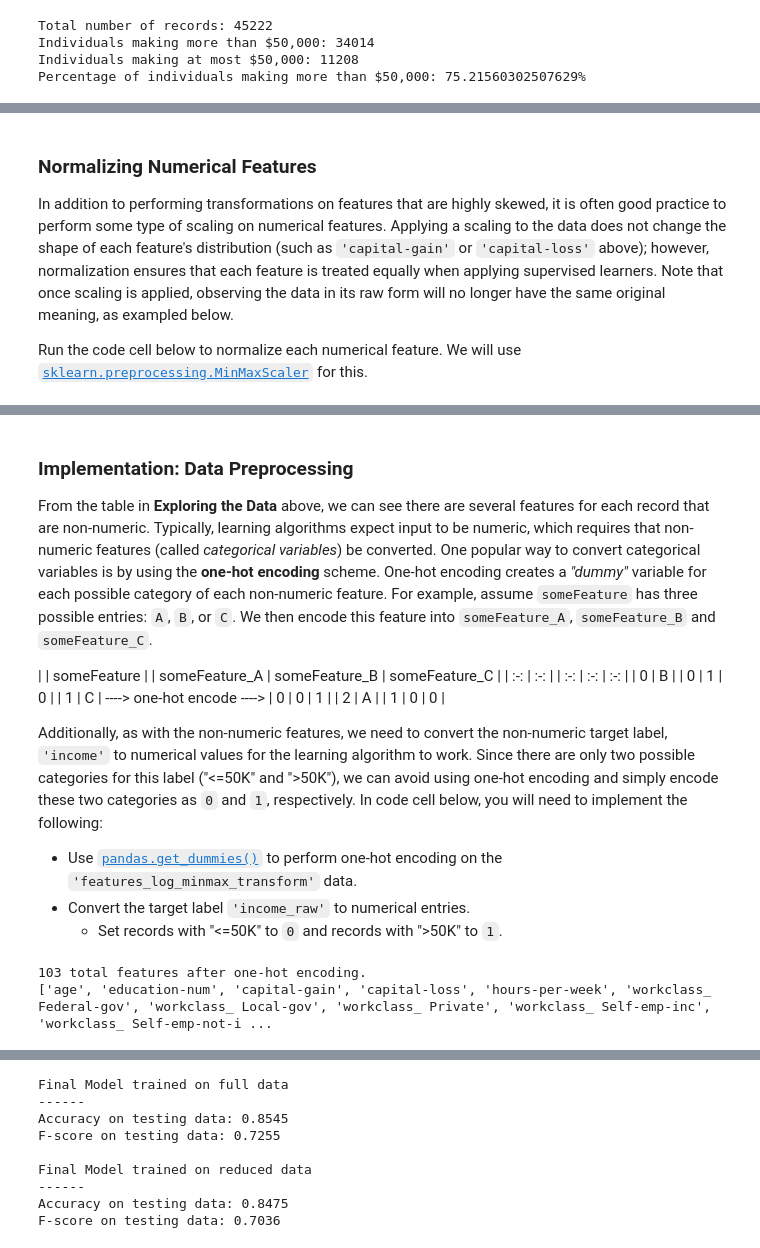
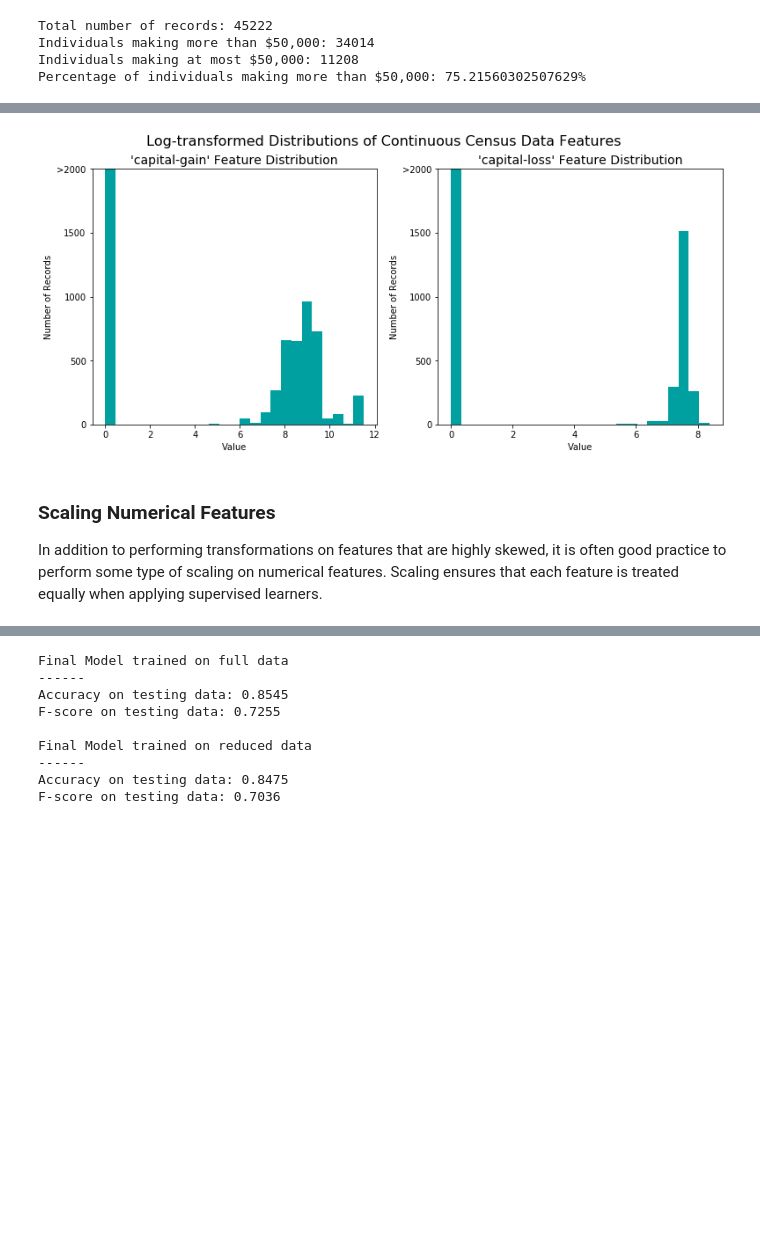
Before and after one commit to prakul-asthana/Finding-Donors-for-Charity, a Jupyter notebook: finding_donors.ipynb, the cells around one changed output, grey strips where cells are left out. Drawn from its saved outputs; the diff is of its cells as text; code cells hidden in the pictures; blank space fills up the shorter version.

```diff
--- a/finding_donors.ipynb
+++ b/finding_donors.ipynb
@@ -126,8 +128,34 @@ vs.distribution(features_log_transformed, transformed = True)
+# %%
+# Log-transform the skewed features
+skewed = ['capital-gain', 'capital-loss']
+features_log_transformed = pd.DataFrame(data = features_raw)
+features_log_transformed[skewed] = features_raw[skewed].apply(lambda x: np.log(x + 1))
+
+# Visualize the new log distributions
+# Visualize skewed continuous features of original data
+fig = pl.figure(figsize = (11,5));
+
+# Skewed feature plotting
+for i, feature in enumerate(['capital-gain','capital-loss']):
+    ax = fig.add_subplot(1, 2, i+1)
+    ax.hist(features_log_transformed[feature], bins = 25, color = '#00A0A0')
+    ax.set_title("'%s' Feature Distribution"%(feature), fontsize = 14)
+    ax.set_xlabel("Value")
+    ax.set_ylabel("Number of Records")
+    ax.set_ylim((0, 2000))
+    ax.set_yticks([0, 500, 1000, 1500, 2000])
+    ax.set_yticklabels([0, 500, 1000, 1500, ">2000"])
+
+fig.suptitle("Log-transformed Distributions of Continuous Census Data Features", \
+            fontsize = 16, y = 1.03)
+fig.tight_layout()
+fig.show()
+# %% [output]
+[figure, added]
 # %% [markdown]
-### Normalizing Numerical Features
-In addition to performing transformations on features that are highly skewed, it is often good practice to perform some type of scaling on numerical features. Applying a scaling to the data does not change the shape of each feature's distribution (such as `'capital-gain'` or `'capital-loss'` above); however, normalization ensures that each feature is treated equally when applying supervised learners. Note that once scaling is applied, observing the data in its raw form will no longer have the same original meaning, as exampled below.
+### Scaling Numerical Features
 
-Run the code cell below to normalize each numerical feature. We will use [`sklearn.preprocessing.MinMaxScaler`](http://scikit-learn.org/stable/modules/generated/sklearn.preprocessing.MinMaxScaler.html) for this.
+In addition to performing transformations on features that are highly skewed, it is often good practice to perform some type of scaling on numerical features. Scaling ensures that each feature is treated equally when applying supervised learners.
 # %%
 # Import sklearn.preprocessing.StandardScaler
 from sklearn.preprocessing import MinMaxScaler
@@ -148,36 +176,3 @@ display(features_log_minmax_transform.head(n = 5))
 | 2 | 0.287671 | Private | HS-grad | 0.533333 | Divorced | Handlers-cleaners | Not-in-family | White | ... |
 | 3 | 0.493151 | Private | 11th | 0.400000 | Married-civ-spouse | Handlers-cleaners | Husband | Black | ... |
 | 4 | 0.150685 | Private | Bachelors | 0.800000 | Married-civ-spouse | Prof-specialty | Wife | Black | ... |
-# %% [markdown]
-### Implementation: Data Preprocessing
-
-From the table in **Exploring the Data** above, we can see there are several features for each record that are non-numeric. Typically, learning algorithms expect input to be numeric, which requires that non-numeric features (called *categorical variables*) be converted. One popular way to convert categorical variables is by using the **one-hot encoding** scheme. One-hot encoding creates a _"dummy"_ variable for each possible category of each non-numeric feature. For example, assume `someFeature` has three possible entries: `A`, `B`, or `C`. We then encode this feature into `someFeature_A`, `someFeature_B` and `someFeature_C`.
-
-|   | someFeature |                    | someFeature_A | someFeature_B | someFeature_C |
-| :-: | :-: |                            | :-: | :-: | :-: |
-| 0 |  B  |  | 0 | 1 | 0 |
-| 1 |  C  | ----> one-hot encode ----> | 0 | 0 | 1 |
-| 2 |  A  |  | 1 | 0 | 0 |
-
-Additionally, as with the non-numeric features, we need to convert the non-numeric target label, `'income'` to numerical values for the learning algorithm to work. Since there are only two possible categories for this label ("<=50K" and ">50K"), we can avoid using one-hot encoding and simply encode these two categories as `0` and `1`, respectively. In code cell below, you will need to implement the following:
- - Use [`pandas.get_dummies()`](http://pandas.pydata.org/pandas-docs/stable/generated/pandas.get_dummies.html?highlight=get_dummies#pandas.get_dummies) to perform one-hot encoding on the `'features_log_minmax_transform'` data.
- - Convert the target label `'income_raw'` to numerical entries.
-   - Set records with "<=50K" to `0` and records with ">50K" to `1`.
-# %%
-# TODO: One-hot encode the 'features_log_minmax_transform' data using pandas.get_dummies()
-categorical_labels=['workclass','education_level','marital-status','occupation','relationship','race','sex','native-country']
-features_final = pd.get_dummies(features_log_minmax_transform,columns=categorical_labels)
-
-# TODO: Encode the 'income_raw' data to numerical values
-z = {'<=50K': 0, '>50K': 1}
-income = income_raw.map(z)
-
-# Print the number of features after one-hot encoding
-encoded = list(features_final.columns)
-print("{} total features after one-hot encoding.".format(len(encoded)))
-
-# Uncomment the following line to see the encoded feature names
-print(encoded)
-# %% [output]
-103 total features after one-hot encoding.
-['age', 'education-num', 'capital-gain', 'capital-loss', 'hours-per-week', 'workclass_ Federal-gov', 'workclass_ Local-gov', 'workclass_ Private', 'workclass_ Self-emp-inc', 'workclass_ Self-emp-not-i ...
```
Also changed, not shown: parts of 74 cells of this notebook, 2 other files.
